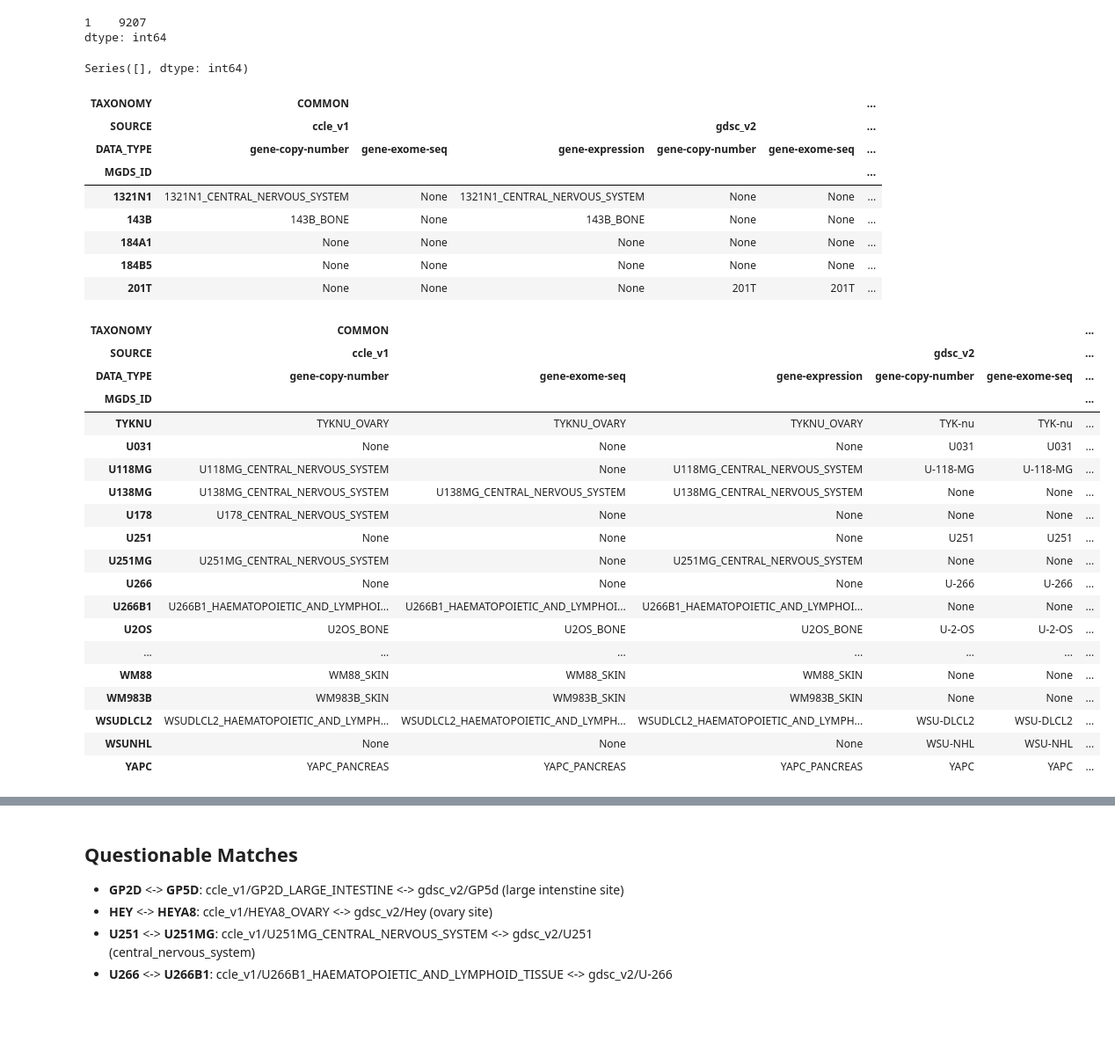
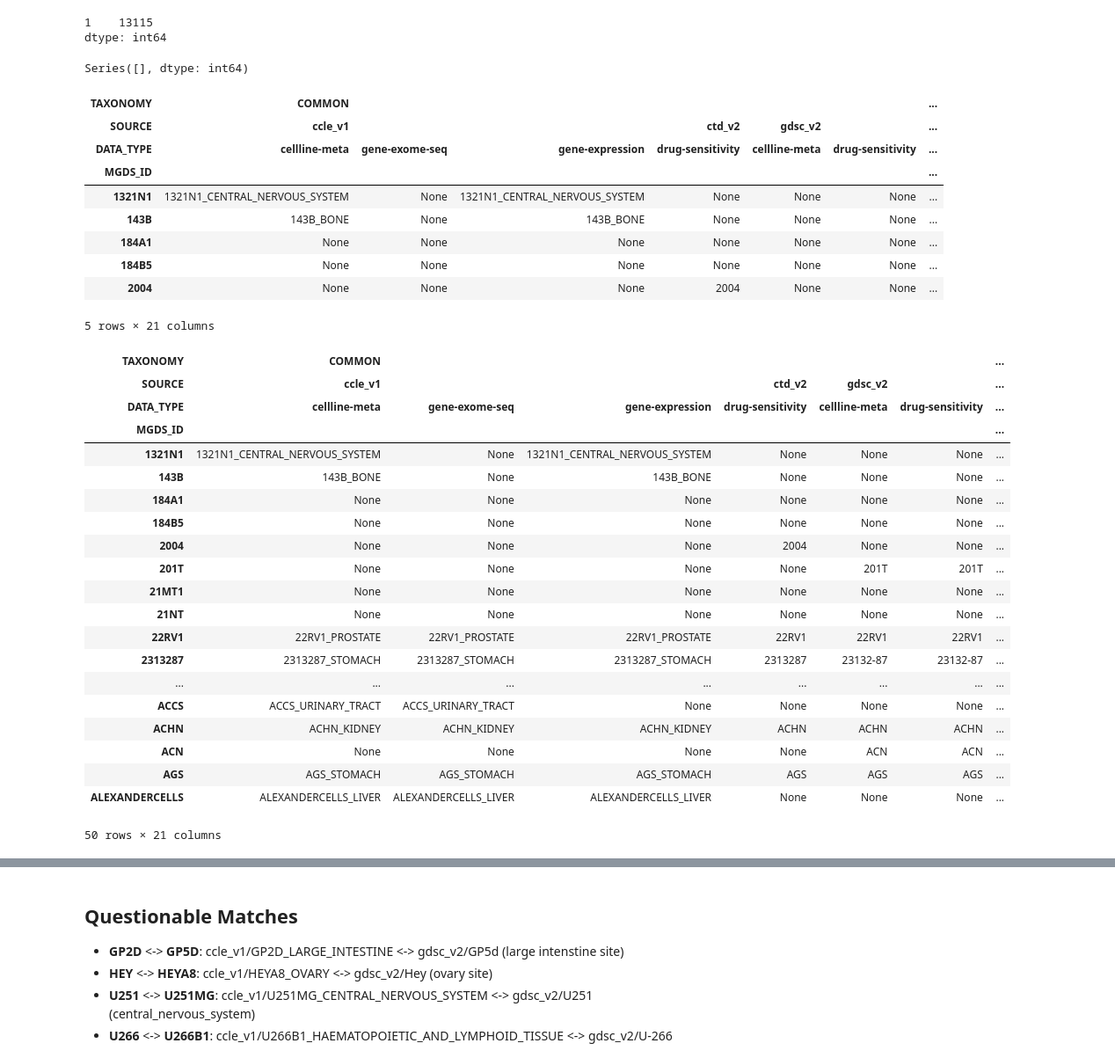
Before and after one commit to eric-czech/mgds, a Jupyter notebook: python/notebook/data_aggregation/entity/cellline-mapping.ipynb, the cells around one changed output, grey strips where cells are left out. Shown at 88% size. Cells and saved outputs as stored; diff of their text form; code cells hidden in the pictures; blank space fills up the shorter version.

```diff
--- a/python/notebook/data_aggregation/entity/cellline-mapping.ipynb
+++ b/python/notebook/data_aggregation/entity/cellline-mapping.ipynb
@@ -8,7 +9,11 @@ from mgds.data_aggregation import entity
 from py_utils import set_utils, assertion_utils
 pd.set_option('display.max_info_rows', 50000000)
 # %%
-sources = [src.GDSC_v2, src.CCLE_v1, src.NCI60_v2, src.NCIDREAM_v1]
-data_types = ['gene-exome-seq', 'gene-expression', 'gene-copy-number', 'gene-rna-seq', 'gene-methylation']
+sources = [src.GDSC_v2, src.CCLE_v1, src.NCI60_v2, src.NCIDREAM_v1, src.CTD_v2]
+data_types = [
+    dtyp.GENE_EXOME_SEQ, dtyp.GENE_EXPRESSION, dtyp.GENE_COPY_NUMBER,
+    dtyp.GENE_RNA_SEQ, dtyp.GENE_METHYLATION,
+    dtyp.CELLLINE_META, dtyp.DRUG_SENSITIVITY
+]
 m_id = entity.get_raw_entities(sources, data_types, 'CELL_LINE_ID')
 # %% [output]
@@ -45,6 +50,10 @@ def to_mgds_id(source, v):
 
     # NCI-60 Special Cases
     if source == src.NCI60_v2:
+        return clean(v).upper().strip()
+
+    # CTD Special Cases
+    if source == src.CTD_v2:
         return clean(v).upper().strip()
 
     # GDSC/COSMIC Special Cases
@@ -111,7 +122,7 @@ cts = d_id.groupby(['SOURCE', 'DATA_TYPE', 'TAXONOMY', 'MGDS_ID']).size()
 print(cts.value_counts())
 cts[cts > 1]
 # %% [output]
-1    9207
+1    13115
 dtype: int64
 Series([], dtype: int64)
 # %%
@@ -123,38 +134,40 @@ def singlestr(x):
 d_id_m = d_id.pivot_table(index='MGDS_ID', columns=['TAXONOMY', 'SOURCE', 'DATA_TYPE'], values='CELL_LINE_ID', aggfunc=singlestr)
 d_id_m.head()
 # %% [output]
-| TAXONOMY | COMMON |  |  |  |  | ... |
-| SOURCE | ccle_v1 |  |  | gdsc_v2 |  | ... |
-| DATA_TYPE | gene-copy-number | gene-exome-seq | gene-expression | gene-copy-number | gene-exome-seq | ... |
-| MGDS_ID |  |  |  |  |  | ... |
-| 1321N1 | 1321N1_CENTRAL_NERVOUS_SYSTEM | None | 1321N1_CENTRAL_NERVOUS_SYSTEM | None | None | ... |
-| 143B | 143B_BONE | None | 143B_BONE | None | None | ... |
-| 184A1 | None | None | None | None | None | ... |
-| 184B5 | None | None | None | None | None | ... |
-| 201T | None | None | None | 201T | 201T | ... |
+| TAXONOMY | COMMON |  |  |  |  |  | ... |
+| SOURCE | ccle_v1 |  |  | ctd_v2 | gdsc_v2 |  | ... |
+| DATA_TYPE | cellline-meta | gene-exome-seq | gene-expression | drug-sensitivity | cellline-meta | drug-sensitivity | ... |
+| MGDS_ID |  |  |  |  |  |  | ... |
+| 1321N1 | 1321N1_CENTRAL_NERVOUS_SYSTEM | None | 1321N1_CENTRAL_NERVOUS_SYSTEM | None | None | None | ... |
+| 143B | 143B_BONE | None | 143B_BONE | None | None | None | ... |
+| 184A1 | None | None | None | None | None | None | ... |
+| 184B5 | None | None | None | None | None | None | ... |
+| 2004 | None | None | None | 2004 | None | None | ... |
+5 rows × 21 columns
 # %%
-d_id_m.sort_index().head(1400).tail(51)
+d_id_m.sort_index().head(50).tail(51)
 # %% [output]
-| TAXONOMY | COMMON |  |  |  |  | ... |
-| SOURCE | ccle_v1 |  |  | gdsc_v2 |  | ... |
-| DATA_TYPE | gene-copy-number | gene-exome-seq | gene-expression | gene-copy-number | gene-exome-seq | ... |
-| MGDS_ID |  |  |  |  |  | ... |
-| TYKNU | TYKNU_OVARY | TYKNU_OVARY | TYKNU_OVARY | TYK-nu | TYK-nu | ... |
-| U031 | None | None | None | U031 | U031 | ... |
-| U118MG | U118MG_CENTRAL_NERVOUS_SYSTEM | None | U118MG_CENTRAL_NERVOUS_SYSTEM | U-118-MG | U-118-MG | ... |
-| U138MG | U138MG_CENTRAL_NERVOUS_SYSTEM | U138MG_CENTRAL_NERVOUS_SYSTEM | U138MG_CENTRAL_NERVOUS_SYSTEM | None | None | ... |
-| U178 | U178_CENTRAL_NERVOUS_SYSTEM | None | None | None | None | ... |
-| U251 | None | None | None | U251 | U251 | ... |
-| U251MG | U251MG_CENTRAL_NERVOUS_SYSTEM | None | U251MG_CENTRAL_NERVOUS_SYSTEM | None | None | ... |
-| U266 | None | None | None | U-266 | U-266 | ... |
-| U266B1 | U266B1_HAEMATOPOIETIC_AND_LYMPHOI... | U266B1_HAEMATOPOIETIC_AND_LYMPHOI... | U266B1_HAEMATOPOIETIC_AND_LYMPHOI... | None | None | ... |
-| U2OS | U2OS_BONE | U2OS_BONE | U2OS_BONE | U-2-OS | U-2-OS | ... |
-| ... | ... | ... | ... | ... | ... | ... |
-| WM88 | WM88_SKIN | WM88_SKIN | WM88_SKIN | None | None | ... |
-| WM983B | WM983B_SKIN | WM983B_SKIN | WM983B_SKIN | None | None | ... |
-| WSUDLCL2 | WSUDLCL2_HAEMATOPOIETIC_AND_LYMPH... | WSUDLCL2_HAEMATOPOIETIC_AND_LYMPH... | WSUDLCL2_HAEMATOPOIETIC_AND_LYMPH... | WSU-DLCL2 | WSU-DLCL2 | ... |
-| WSUNHL | None | None | None | WSU-NHL | WSU-NHL | ... |
-| YAPC | YAPC_PANCREAS | YAPC_PANCREAS | YAPC_PANCREAS | YAPC | YAPC | ... |
+| TAXONOMY | COMMON |  |  |  |  |  | ... |
+| SOURCE | ccle_v1 |  |  | ctd_v2 | gdsc_v2 |  | ... |
+| DATA_TYPE | cellline-meta | gene-exome-seq | gene-expression | drug-sensitivity | cellline-meta | drug-sensitivity | ... |
+| MGDS_ID |  |  |  |  |  |  | ... |
+| 1321N1 | 1321N1_CENTRAL_NERVOUS_SYSTEM | None | 1321N1_CENTRAL_NERVOUS_SYSTEM | None | None | None | ... |
+| 143B | 143B_BONE | None | 143B_BONE | None | None | None | ... |
+| 184A1 | None | None | None | None | None | None | ... |
+| 184B5 | None | None | None | None | None | None | ... |
+| 2004 | None | None | None | 2004 | None | None | ... |
+| 201T | None | None | None | None | 201T | 201T | ... |
+| 21MT1 | None | None | None | None | None | None | ... |
+| 21NT | None | None | None | None | None | None | ... |
+| 22RV1 | 22RV1_PROSTATE | 22RV1_PROSTATE | 22RV1_PROSTATE | 22RV1 | 22RV1 | 22RV1 | ... |
+| 2313287 | 2313287_STOMACH | 2313287_STOMACH | 2313287_STOMACH | 2313287 | 23132-87 | 23132-87 | ... |
+| ... | ... | ... | ... | ... | ... | ... | ... |
+| ACCS | ACCS_URINARY_TRACT | ACCS_URINARY_TRACT | None | None | None | None | ... |
+| ACHN | ACHN_KIDNEY | ACHN_KIDNEY | ACHN_KIDNEY | ACHN | ACHN | ACHN | ... |
+| ACN | None | None | None | None | ACN | ACN | ... |
+| AGS | AGS_STOMACH | AGS_STOMACH | AGS_STOMACH | AGS | AGS | AGS | ... |
+| ALEXANDERCELLS | ALEXANDERCELLS_LIVER | ALEXANDERCELLS_LIVER | ALEXANDERCELLS_LIVER | None | None | None | ... |
+50 rows × 21 columns
 # %%
 d_id_m.info()
 # %% [output]
```
Also changed, not shown: parts of 9 cells of this notebook, 20 other files.
